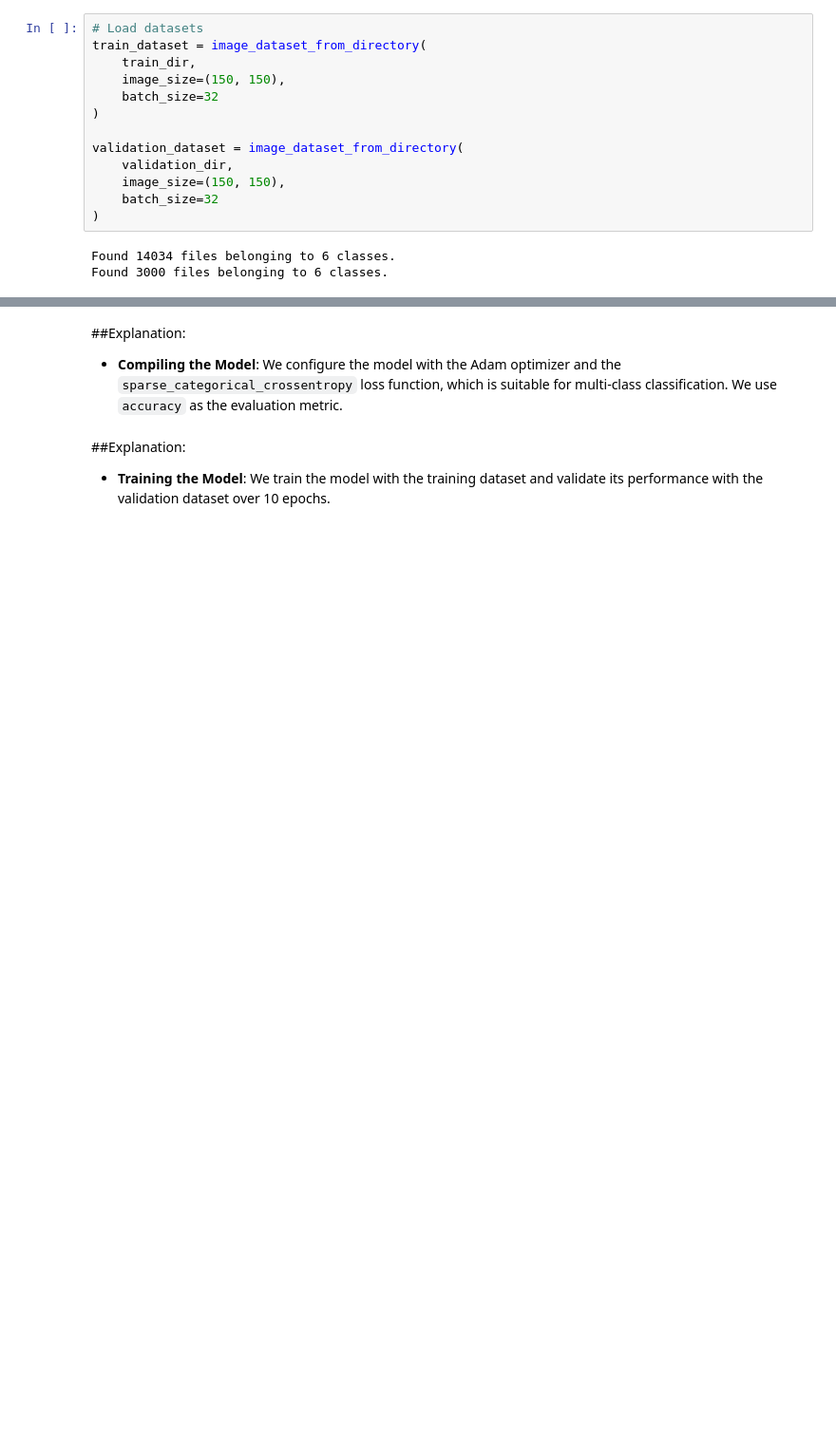
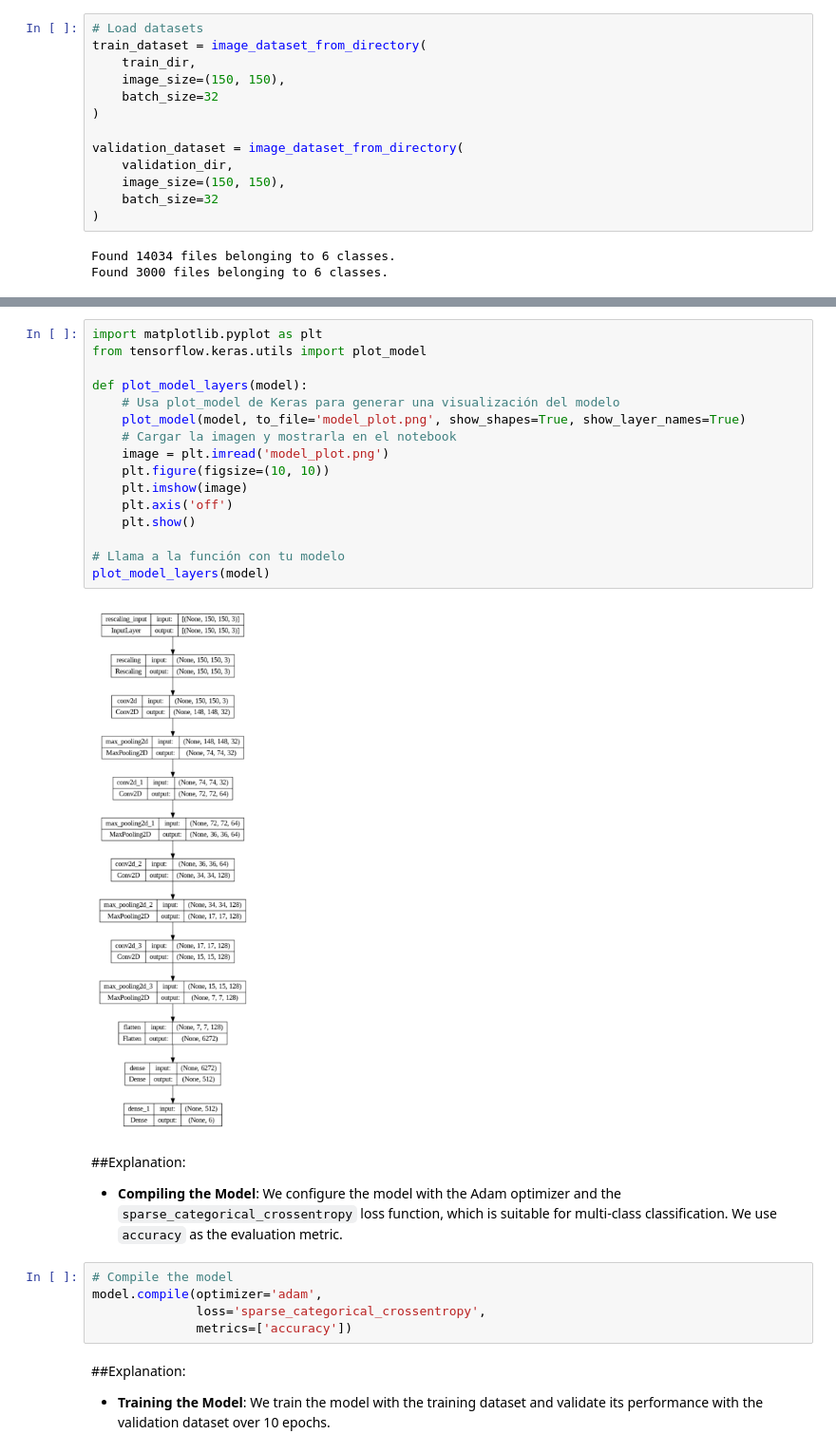
Before and after one commit to OscarTMa/04-Computer_Vision, a Jupyter notebook: DLintel_image_classification.ipynb, the cells around one changed output, grey strips where cells are left out. Shown at 95% size. Saved outputs shown, nothing was run; the diff lists cells and outputs as text; blank space fills up the shorter version.

```diff
--- a/DLintel_image_classification.ipynb
+++ b/DLintel_image_classification.ipynb
@@ -90,7 +274,30 @@ model = models.Sequential([
+# %%
+import matplotlib.pyplot as plt
+from tensorflow.keras.utils import plot_model
+
+def plot_model_layers(model):
+    # Usa plot_model de Keras para generar una visualización del modelo
+    plot_model(model, to_file='model_plot.png', show_shapes=True, show_layer_names=True)
+    # Cargar la imagen y mostrarla en el notebook
+    image = plt.imread('model_plot.png')
+    plt.figure(figsize=(10, 10))
+    plt.imshow(image)
+    plt.axis('off')
+    plt.show()
+
+# Llama a la función con tu modelo
+plot_model_layers(model)
+# %% [output]
+[figure, added]
 # %% [markdown]
 ##Explanation:
 
 * **Compiling the Model**: We configure the model with the Adam optimizer and the `sparse_categorical_crossentropy` loss function, which is suitable for multi-class classification. We use `accuracy` as the evaluation metric.
+# %%
+# Compile the model
+model.compile(optimizer='adam',
+              loss='sparse_categorical_crossentropy',
+              metrics=['accuracy'])
 # %% [markdown]
 ##Explanation:
 
```
Also changed, not shown: parts of 27 cells of this notebook.
